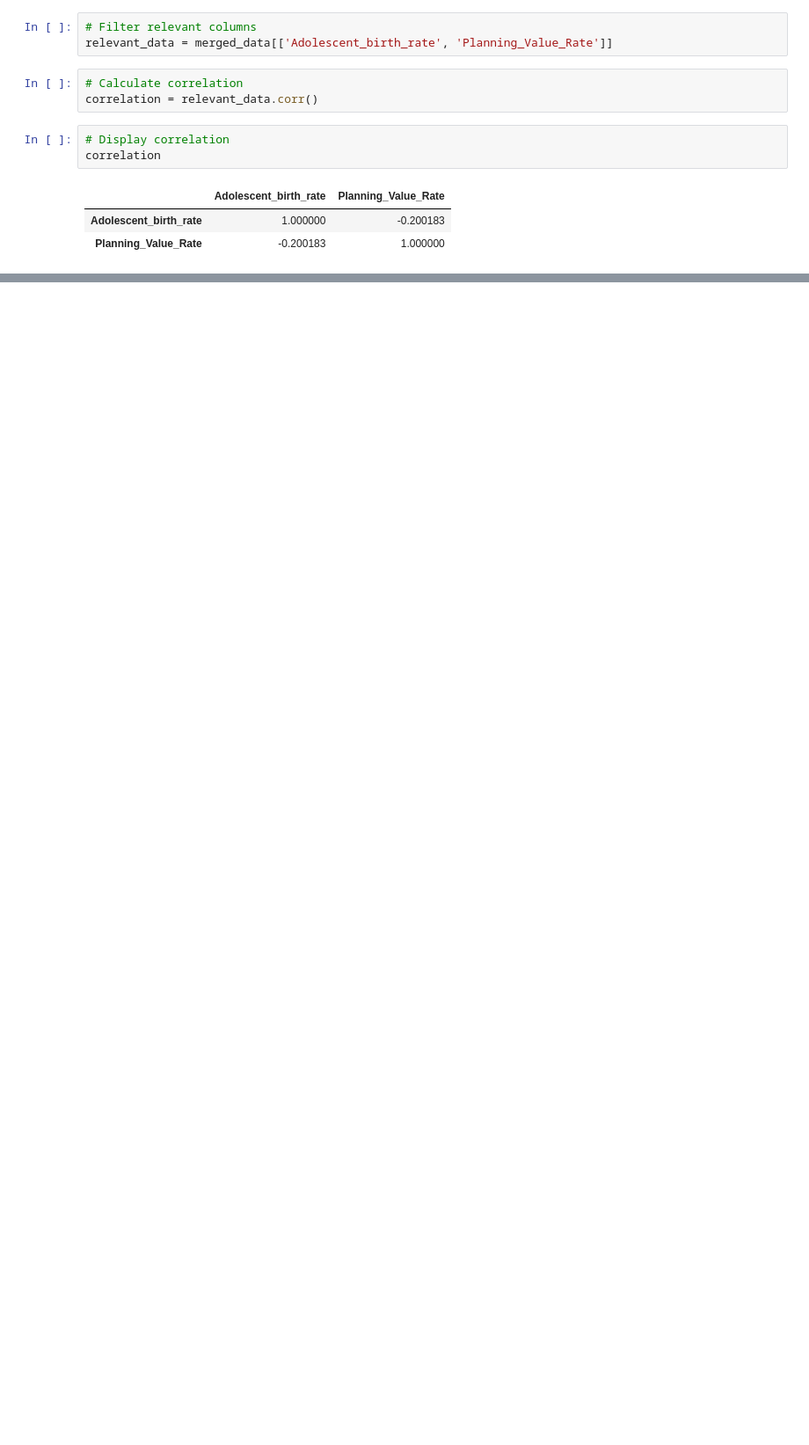
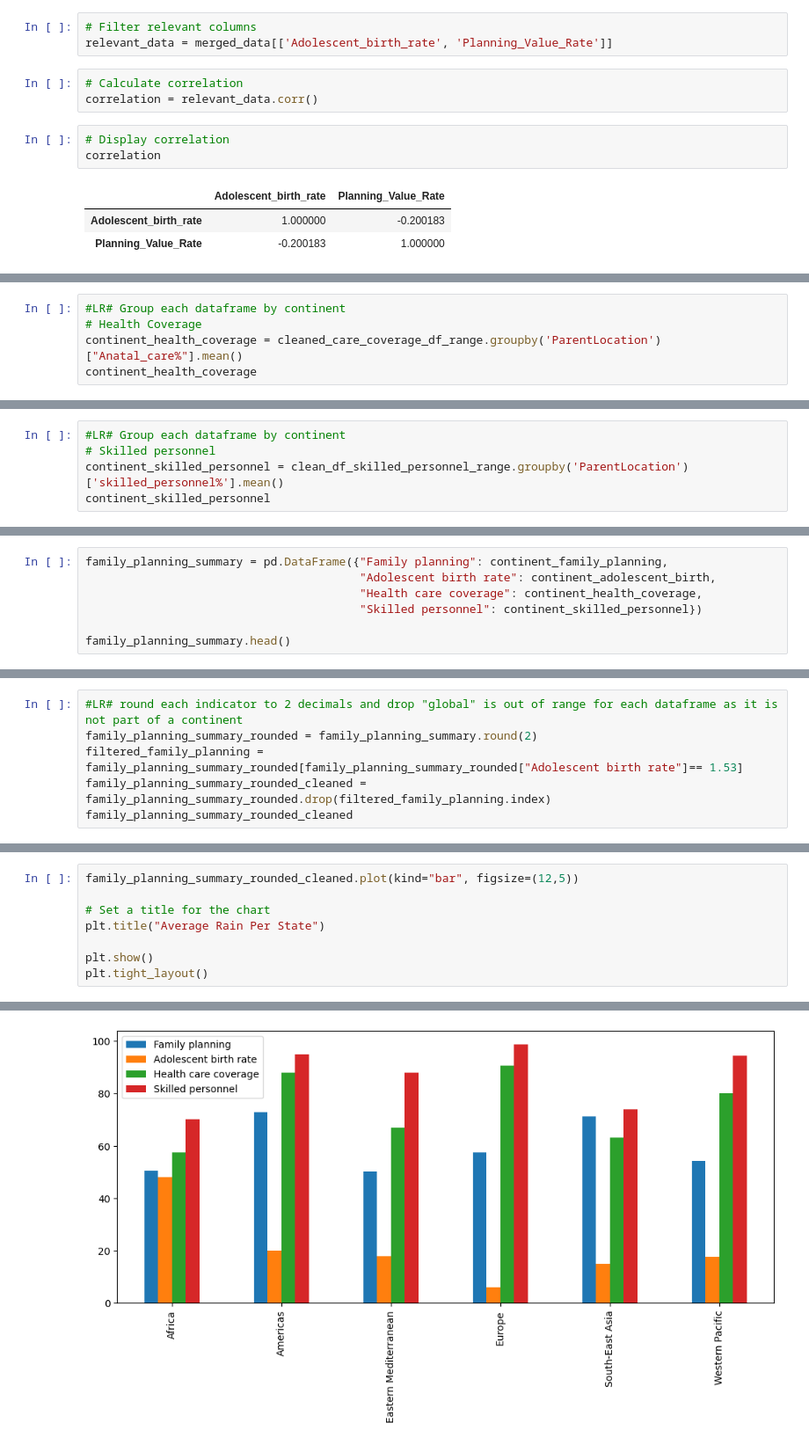
Before and after one commit to laurar9889/Project_3_Team_1, a Jupyter notebook: main_file.ipynb, the cells around one changed output, grey strips where cells are left out. Shown at 88% size. Saved outputs shown, nothing was run; the diff lists cells and outputs as text; blank space fills up the shorter version.

Commit message:
Assignment: Add Laura_Roa part

```diff
--- a/main_file.ipynb
+++ b/main_file.ipynb
@@ -1102,0 +1208,5 @@ correlation
+# %%
+#LR# Group each dataframe by continent
+# Health Coverage
+continent_health_coverage = cleaned_care_coverage_df_range.groupby('ParentLocation')["Anatal_care%"].mean()
+continent_health_coverage
@@ -1102,0 +1222,5 @@ correlation
+# %%
+#LR# Group each dataframe by continent
+# Skilled personnel
+continent_skilled_personnel = clean_df_skilled_personnel_range.groupby('ParentLocation')['skilled_personnel%'].mean()
+continent_skilled_personnel
@@ -1102,0 +1236,7 @@ correlation
+# %%
+family_planning_summary = pd.DataFrame({"Family planning": continent_family_planning,
+                                        "Adolescent birth rate": continent_adolescent_birth,
+                                        "Health care coverage": continent_health_coverage,
+                                        "Skilled personnel": continent_skilled_personnel})
+
+family_planning_summary.head()
@@ -1102,0 +1250,6 @@ correlation
+# %%
+#LR# round each indicator to 2 decimals and drop "global" is out of range for each dataframe as it is not part of a continent
+family_planning_summary_rounded = family_planning_summary.round(2)
+filtered_family_planning = family_planning_summary_rounded[family_planning_summary_rounded["Adolescent birth rate"]== 1.53]
+family_planning_summary_rounded_cleaned = family_planning_summary_rounded.drop(filtered_family_planning.index)
+family_planning_summary_rounded_cleaned
@@ -1102,0 +1264,9 @@ correlation
+# %%
+family_planning_summary_rounded_cleaned.plot(kind="bar", figsize=(12,5))
+
+# Set a title for the chart
+plt.title("Average Rain Per State")
+
+plt.show()
+plt.tight_layout()
+# %% [output]
@@ -1102,0 +1274 @@ correlation
+[figure, added]
```
Also changed, not shown: parts of 24 cells of this notebook.
